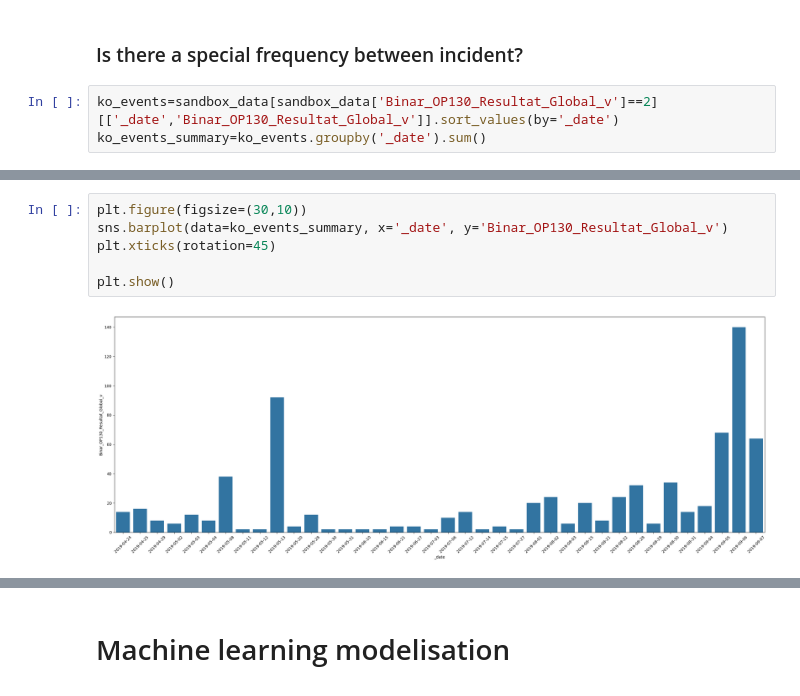
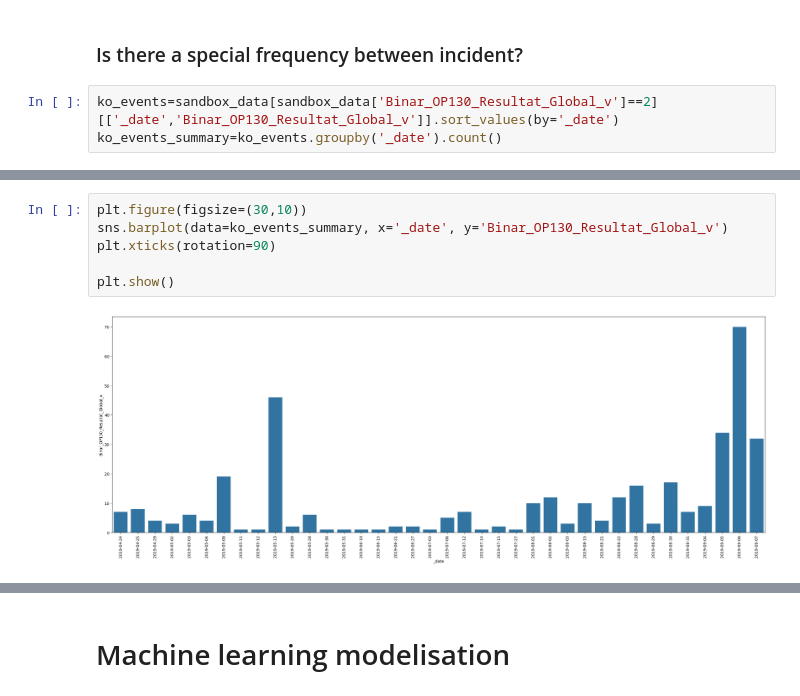
Before and after one commit to dim2s/SAFI, a Jupyter notebook: M06_VALEO_mini_project.ipynb, the cells around one changed output, grey strips where cells are left out. Saved outputs shown, nothing was run; the diff lists cells and outputs as text.

Commit message:
correct the count of defect events in ko_events_summary

```diff
--- a/M06_VALEO_mini_project.ipynb
+++ b/M06_VALEO_mini_project.ipynb
@@ -106,4 +106,4 @@ plt.show()
 ### Is there a special frequency between incident?
 # %%
 ko_events=sandbox_data[sandbox_data['Binar_OP130_Resultat_Global_v']==2][['_date','Binar_OP130_Resultat_Global_v']].sort_values(by='_date')
-ko_events_summary=ko_events.groupby('_date').sum()
+ko_events_summary=ko_events.groupby('_date').count()
@@ -120,8 +110,8 @@ ko_events_summary.head()
 # %%
 plt.figure(figsize=(30,10))
 sns.barplot(data=ko_events_summary, x='_date', y='Binar_OP130_Resultat_Global_v')
-plt.xticks(rotation=45)
+plt.xticks(rotation=90)
 
 plt.show()
 # %% [output]
-[figure, old version]
+[figure, new version]
```
Also changed, not shown: parts of 6 cells of this notebook.
